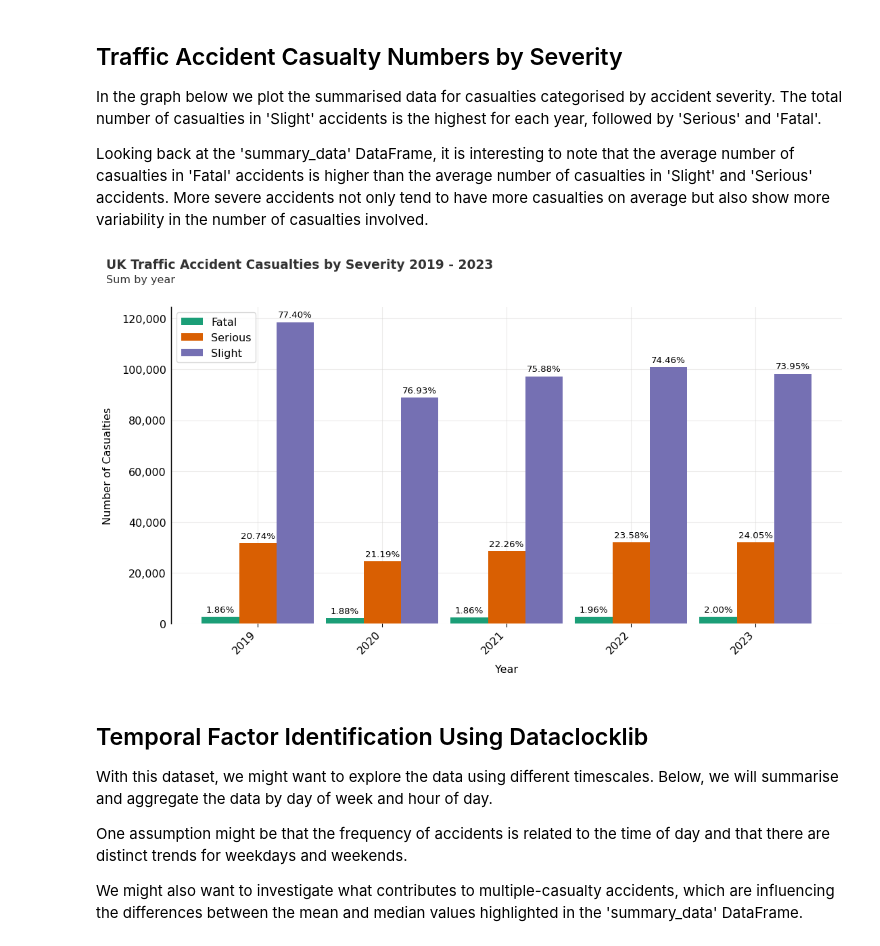
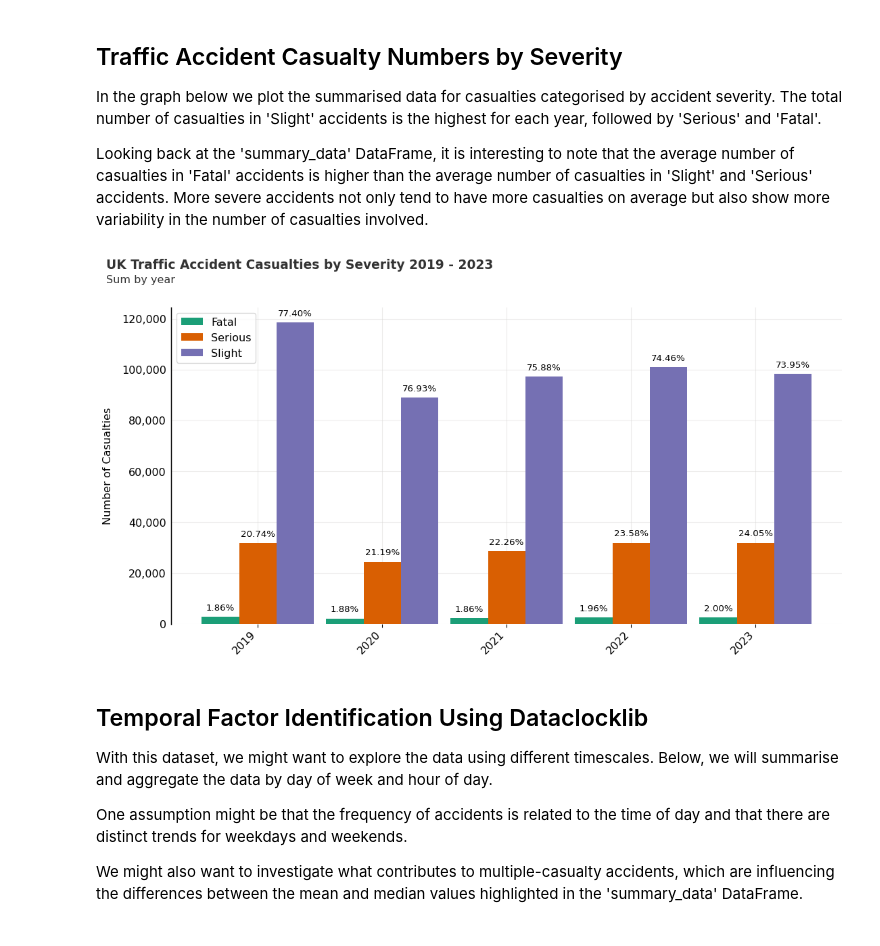
Before and after one commit to andyrids/dataclocklib, a Jupyter notebook: docs/source/tutorial.ipynb, the cells around one changed output. Saved outputs shown, nothing was run; the diff lists cells and outputs as text; code cells hidden in the pictures.

```diff
--- a/docs/source/tutorial.ipynb
+++ b/docs/source/tutorial.ipynb
@@ -249,6 +249,7 @@ def severity_percentage(data: pd.DataFrame) -> pd.DataFrame:
 
 summary_data_percent = (
     summary_data
+    .filter(["accidents", "casualties"])
     .reset_index(level="accident_severity_str")
     .groupby(pd.Grouper(freq="YE"), as_index=False)
     .apply(severity_percentage)
@@ -310,7 +311,7 @@ ax.yaxis.set_tick_params(
     pad=2, labeltop=False, labelbottom=True, bottom=False, labelsize=12
 )
 
-ax.set_xlabel("Year", fontsize=12, labelpad=10)
+ax.set_xlabel("", fontsize=12, labelpad=10)
 ax.xaxis.set_label_position("bottom")
 ax.xaxis.set_tick_params(pad=2, labelbottom=True, bottom=True, labelsize=12)
 ax.xaxis.set_ticks(bar_x_positions + 0.3, bar_x_labels, rotation=45, ha="right")
@@ -333,9 +334,9 @@ for i, category in enumerate(category_values):
     ax.bar_label(
         bar,
         labels=map(lambda x: f"{x:.2f}%", bar_data_pct["accidents"]),
-        padding=3,
+        padding=6,
         color="black",
-        fontsize=10
+        fontsize=10,
     )
 
 ax.legend(loc="best", fontsize=12)
@@ -400,7 +401,7 @@ ax.yaxis.set_tick_params(
     pad=2, labeltop=False, labelbottom=True, bottom=False, labelsize=12
 )
 
-ax.set_xlabel("Year", fontsize=12, labelpad=10)
+ax.set_xlabel("", fontsize=12, labelpad=10)
 ax.xaxis.set_label_position("bottom")
 ax.xaxis.set_tick_params(pad=2, labelbottom=True, bottom=True, labelsize=12)
 ax.xaxis.set_ticks(bar_x_positions + 0.3, bar_x_labels, rotation=45, ha="right")
@@ -423,37 +424,37 @@ for i, category in enumerate(category_values):
     ax.bar_label(
         bar,
         labels=map(lambda x: f"{x:.2f}%", bar_data_pct["casualties"]),
-        padding=3,
+        padding=5,
         color="black",
-        fontsize=10
+        fontsize=10,
     )
 
 ax.legend(loc="best", fontsize=12)
 
 ax.text(
     x=0.05,
     y=.93,
     s="UK Traffic Accident Casualties by Severity 2019 - 2023",
     transform=fig.transFigure,
     ha="left",
     fontsize=14,
     weight="bold",
     alpha=.8
 )
 
 ax.text(
     x=0.05,
     y=.90,
     s="Sum by year",
     transform=fig.transFigure,
     ha="left",
     fontsize=12,
     alpha=.8
 )
 
 plt.show()
 # %% [output]
-[figure, old version]
+[figure, new version]
 # %% [markdown]
 ## Temporal Factor Identification Using Dataclocklib
 
```
Also changed, not shown: parts of 2 cells of this notebook, 2 other files.
